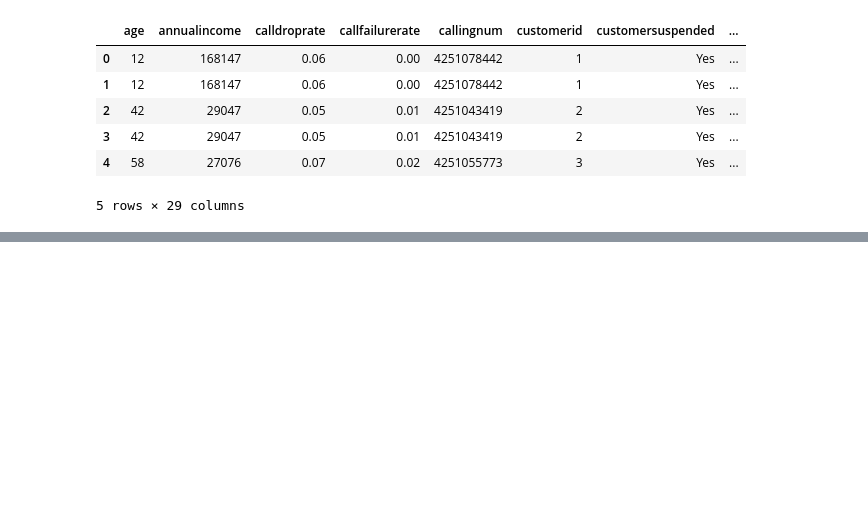
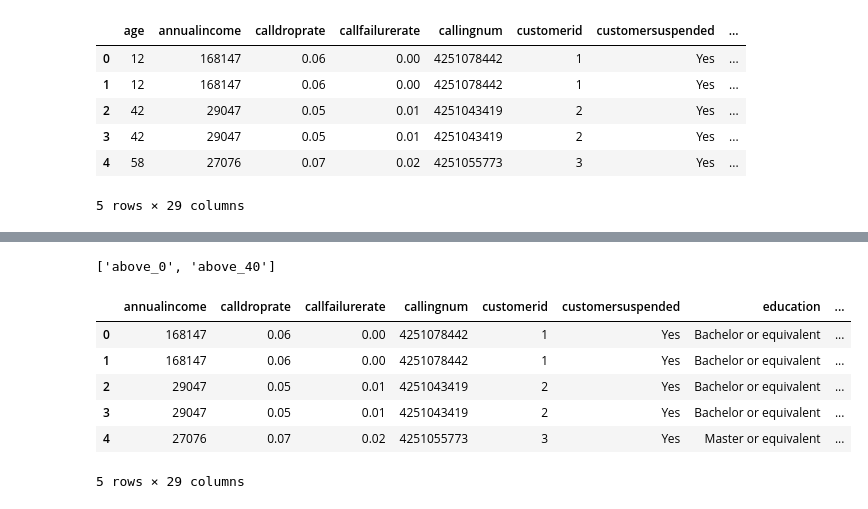
Before and after one commit to krisbock/AMLSamples, a Jupyter notebook: Customer_churn/data processing.ipynb, the cells around one changed output, grey strips where cells are left out. Cells and saved outputs as stored; diff of their text form; code cells hidden in the pictures; blank space fills up the shorter version.

```diff
--- a/Customer_churn/data processing.ipynb
+++ b/Customer_churn/data processing.ipynb
@@ -50,0 +23,17 @@ dtype: int64
+# %%
+age_by_bin = ["above_{0}".format(age) for age in range(0, 80, 40)]
+print(age_by_bin)
+df['age_by_bin'] = pd.cut(x=df['age'],
+                               bins=len(age_by_bin),
+                               labels=age_by_bin)
+df.drop('age', axis =1,inplace=True)
+df.head()
+# %% [output]
+['above_0', 'above_40']
+|  | annualincome | calldroprate | callfailurerate | callingnum | customerid | customersuspended | education | ... |
+| 0 | 168147 | 0.06 | 0.00 | 4251078442 | 1 | Yes | Bachelor or equivalent | ... |
+| 1 | 168147 | 0.06 | 0.00 | 4251078442 | 1 | Yes | Bachelor or equivalent | ... |
+| 2 | 29047 | 0.05 | 0.01 | 4251043419 | 2 | Yes | Bachelor or equivalent | ... |
+| 3 | 29047 | 0.05 | 0.01 | 4251043419 | 2 | Yes | Bachelor or equivalent | ... |
+| 4 | 27076 | 0.07 | 0.02 | 4251055773 | 3 | Yes | Master or equivalent | ... |
+5 rows × 29 columns
```
Also changed, not shown: parts of 9 cells of this notebook, 2 other files.
